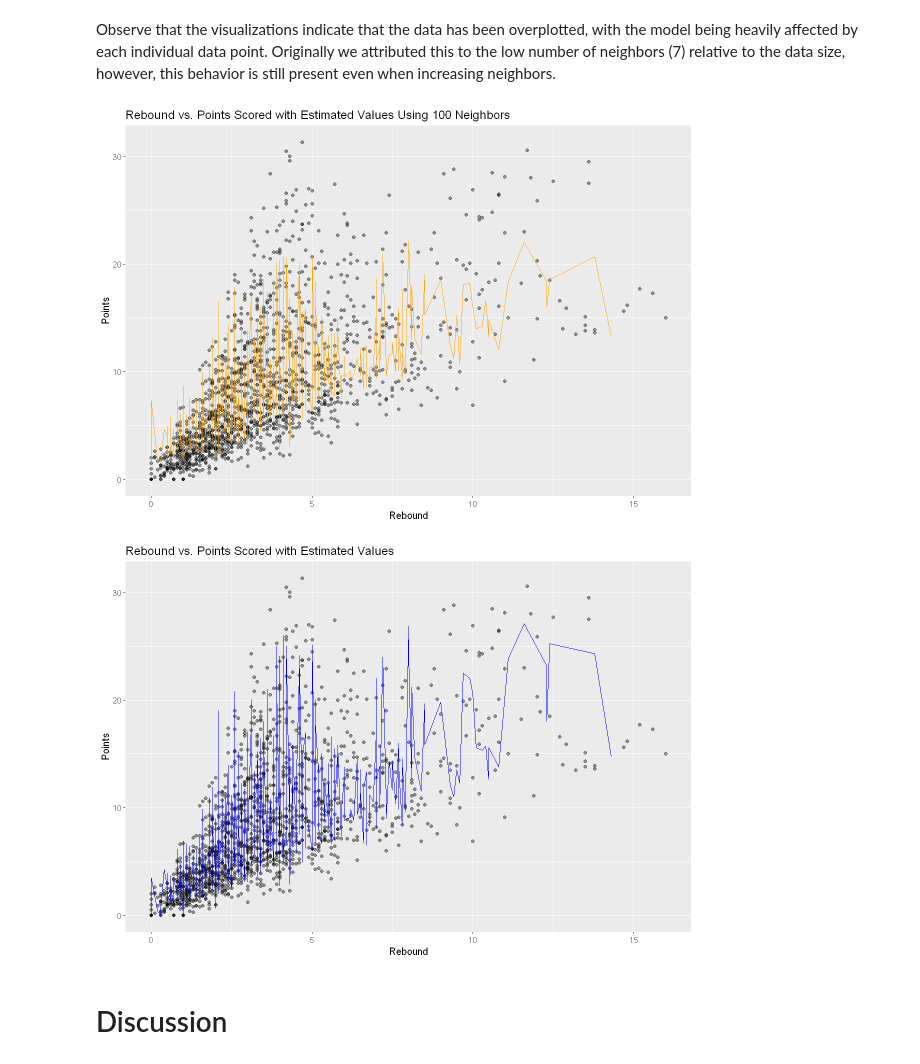
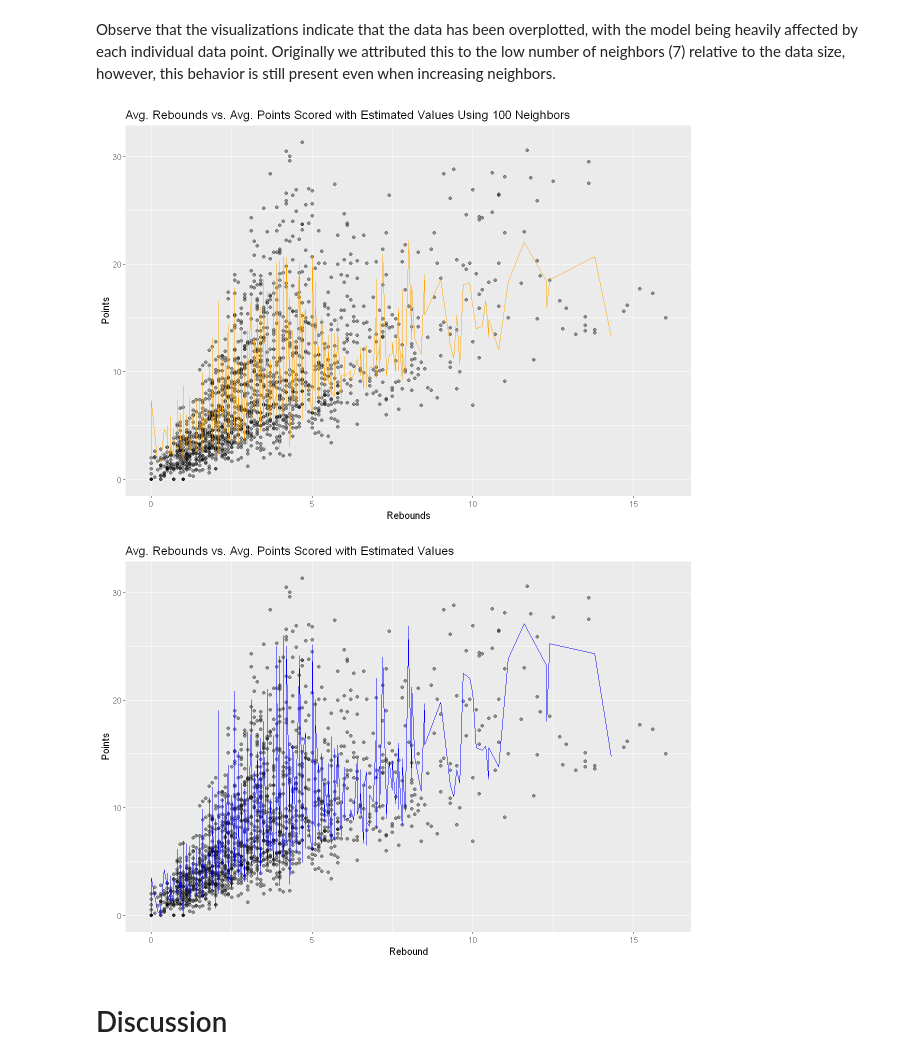
Before and after one commit to mdean808/dsci-100-group-project, a Jupyter notebook: project.ipynb, the cells around one changed output. Saved outputs shown, nothing was run; the diff lists cells and outputs as text; code cells hidden in the pictures.

```diff
--- a/project.ipynb
+++ b/project.ipynb
@@ -412,30 +412,30 @@ Observe that the visualizations indicate that the data has been overplotted, wit
 # %%
 nba_demo_spec <- nearest_neighbor(weight_func = "rectangular", neighbors = 100) |>
   set_engine("kknn") |>
   set_mode("regression")
 
 nba_fit_demo <- workflow() |>
   add_recipe(nba_recipe) |>
   add_model(nba_demo_spec) |>
   fit(data = nba_training)
 
 nba_predict_demo <- nba_fit_demo |>
   predict(nba_testing) |>
   bind_cols(nba_testing)
 
 nba_predict_demo_plot <- ggplot(nba_training, aes(x = reb, y = pts)) +
 geom_point(alpha = 0.4) +
 geom_line(data = nba_predict_demo, mapping = aes(x = reb, y = .pred), color = 'orange') +
-labs(x = "Rebound", y = "Points") +
-ggtitle("Rebound vs. Points Scored with Estimated Values Using 100 Neighbors") +
+labs(x = "Rebounds", y = "Points") +
+ggtitle("Avg. Rebounds vs. Avg. Points Scored with Estimated Values Using 100 Neighbors") +
 theme(text = element_text(size = 12))
 
 
 nba_predict_demo_plot
 nba_predict_plot_rebound
 # %% [output]
-[figure, old version]
+[figure, new version]
-[figure, old version]
+[figure, new version]
 # %% [markdown]
 # Discussion
 # %% [markdown]
```
Also changed, not shown: parts of 3 cells of this notebook.
